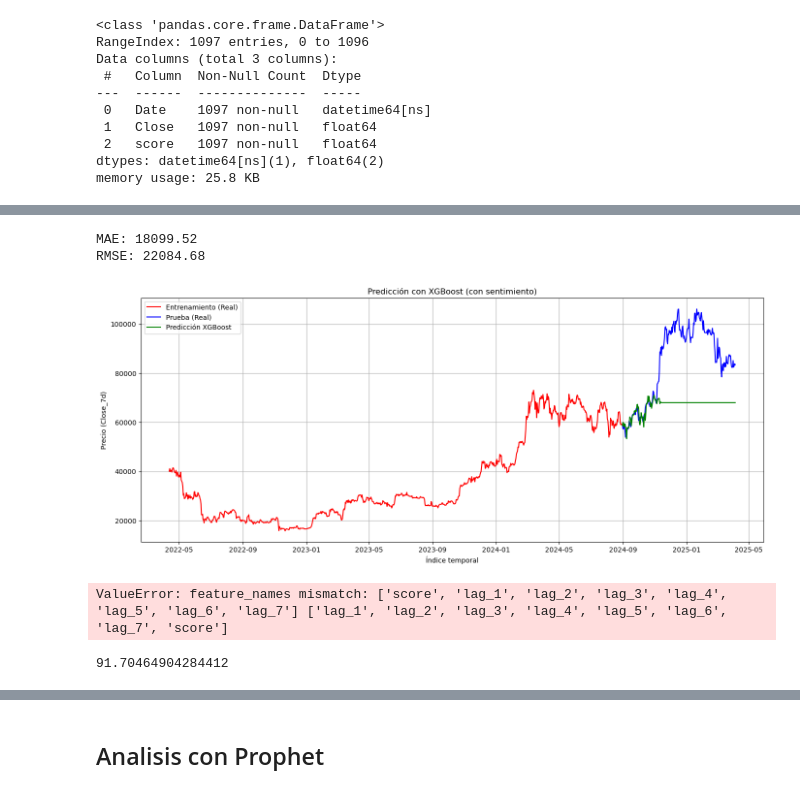
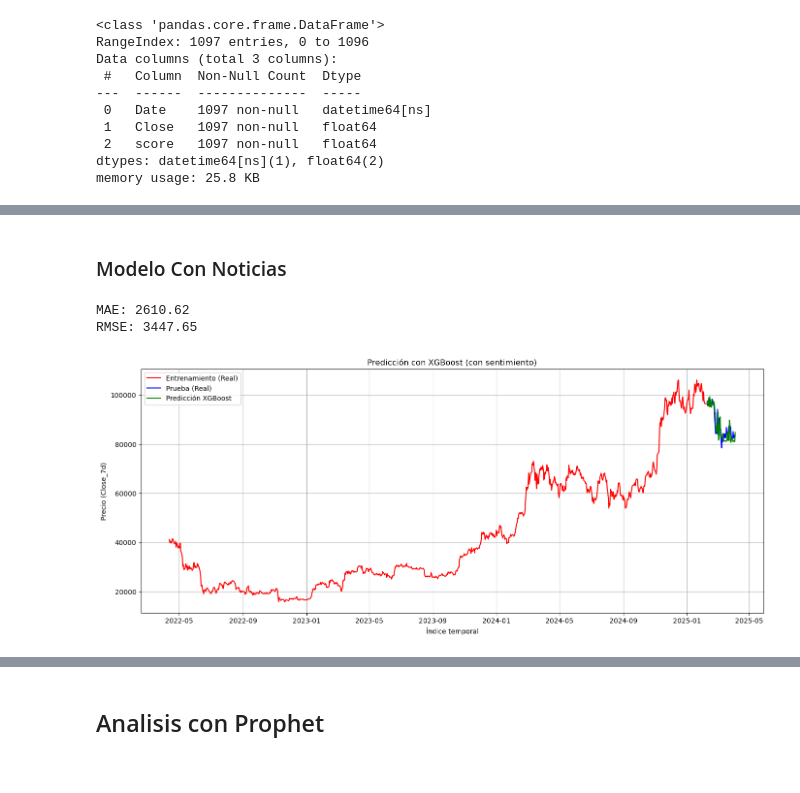
Before and after one commit to seba098098/Projecto_TRM, a Jupyter notebook: Notebooks/04_Modelado_Predictivo_Con_ML..ipynb, the cells around one changed output, grey strips where cells are left out. Drawn from its saved outputs; the diff is of its cells as text; code cells hidden in the pictures.

```diff
--- a/Notebooks/04_Modelado_Predictivo_Con_ML..ipynb
+++ b/Notebooks/04_Modelado_Predictivo_Con_ML..ipynb
@@ -576,3 +629,5 @@ array(['score', 'lag_1', 'lag_2', 'lag_3', 'lag_4', 'lag_5', 'lag_6',
+# %% [markdown]
+### Modelo Con Noticias
 # %%
 import pandas as pd
 import numpy as np
@@ -592,7 +647,7 @@ def crear_lags(data, target_col, n_lags):
 n_lags = 7
 df_lags = crear_lags(df_model, 'Close', n_lags)
 # 2. Separar en conjunto de entrenamiento y prueba (80/20)
-train_size = int(len(df_lags) * 0.80)
+train_size = int(len(df_lags) * 0.95)
 train = df_lags.iloc[:train_size]
 test = df_lags.iloc[train_size:]
 
@@ -621,85 +676,33 @@ model_sent.fit(X_train, y_train)
 # 4. Predicciones
 y_pred = model_sent.predict(X_test)
 
 # 5. Evaluación
 mae = mean_absolute_error(y_test, y_pred)
 rmse = np.sqrt(mean_squared_error(y_test, y_pred))
 
 print(f"MAE: {mae:.2f}")
 print(f"RMSE: {rmse:.2f}")
 
 plt.figure(figsize=(14, 6))
 
 # Graficar entrenamiento en rojo
 plt.plot(df_btc['Date'][y_train.index], y_train.values, label='Entrenamiento (Real)', color='red')
 
 # Graficar prueba real en azul
 plt.plot(df_btc['Date'][y_test.index], y_test.values, label='Prueba (Real)', color='blue')
 
 # Graficar predicción en verde punteado
 plt.plot(df_btc['Date'][y_test.index], y_pred, label='Predicción XGBoost', color='green')
 
 # Estética
 plt.title('Predicción con XGBoost (con sentimiento)')
 plt.xlabel('Índice temporal')
 plt.ylabel('Precio (Close_7d)')
 plt.legend()
 plt.grid(True)
 plt.tight_layout()
 plt.show()
 # %% [output]
-MAE: 18099.52
-RMSE: 22084.68
+MAE: 2610.62
+RMSE: 3447.65
-[figure, old version]
+[figure, new version]
-# %%
-# --- 6. Predicción futura de 7 días ---
-# Copiamos la última fila con todos los lags y sentimiento
-ultimas_filas = df_lags.iloc[-n_lags:].copy()
-predicciones_futuras = []
-
-# Empezamos con los últimos valores reales
-lags_actuales = list(ultimas_filas['Close'].values[-n_lags:])
-sent_actual = df_model['score'].iloc[-1]  # Último sentimiento conocido
-
-for i in range(7):  # Predecir 7 días
-    # Crear un input para el modelo
-    entrada = {f'lag_{j+1}': lags_actuales[-(j+1)] for j in range(n_lags)}
-    entrada['score'] = sent_actual
-
-    X_futuro = pd.DataFrame([entrada])
-    prediccion = model_sent.predict(X_futuro)[0]
-    predicciones_futuras.append(prediccion)
-
-    # Actualizamos lags con la nueva predicción
-    lags_actuales.append(prediccion)
-
-# Crear rango de fechas a futuro
-ultima_fecha = df_model['Date'].max()
-fechas_futuras = pd.date_range(start=ultima_fecha + pd.Timedelta(days=1), periods=7)
-
-# Mostrar resultados
-for fecha, valor in zip(fechas_futuras, predicciones_futuras):
-    print(f"{fecha.date()}: {valor:.2f}")
-
-# Graficar junto con los datos reales
-plt.figure(figsize=(14, 6))
-
-# Datos reales recientes
-plt.plot(df_model['Date'], df_model['Close'], label='Precio real', color='blue')
-
-# Futuro
-plt.plot(fechas_futuras, predicciones_futuras, label='Predicción 7 días (XGBoost + sentimiento)', color='green', linestyle='--')
-
-plt.title('Predicción de 7 días a futuro con XGBoost')
-plt.xlabel('Fecha')
-plt.ylabel('Precio (Close)')
-plt.legend()
-plt.grid(True)
-plt.tight_layout()
-plt.show()
-# %% [output]
-ValueError: feature_names mismatch: ['score', 'lag_1', 'lag_2', 'lag_3', 'lag_4', 'lag_5', 'lag_6', 'lag_7'] ['lag_1', 'lag_2', 'lag_3', 'lag_4', 'lag_5', 'lag_6', 'lag_7', 'score']
-# %%
-(1006/1097)*100
-# %% [output]
-91.70464904284412
```
Also changed, not shown: parts of 18 cells of this notebook.
